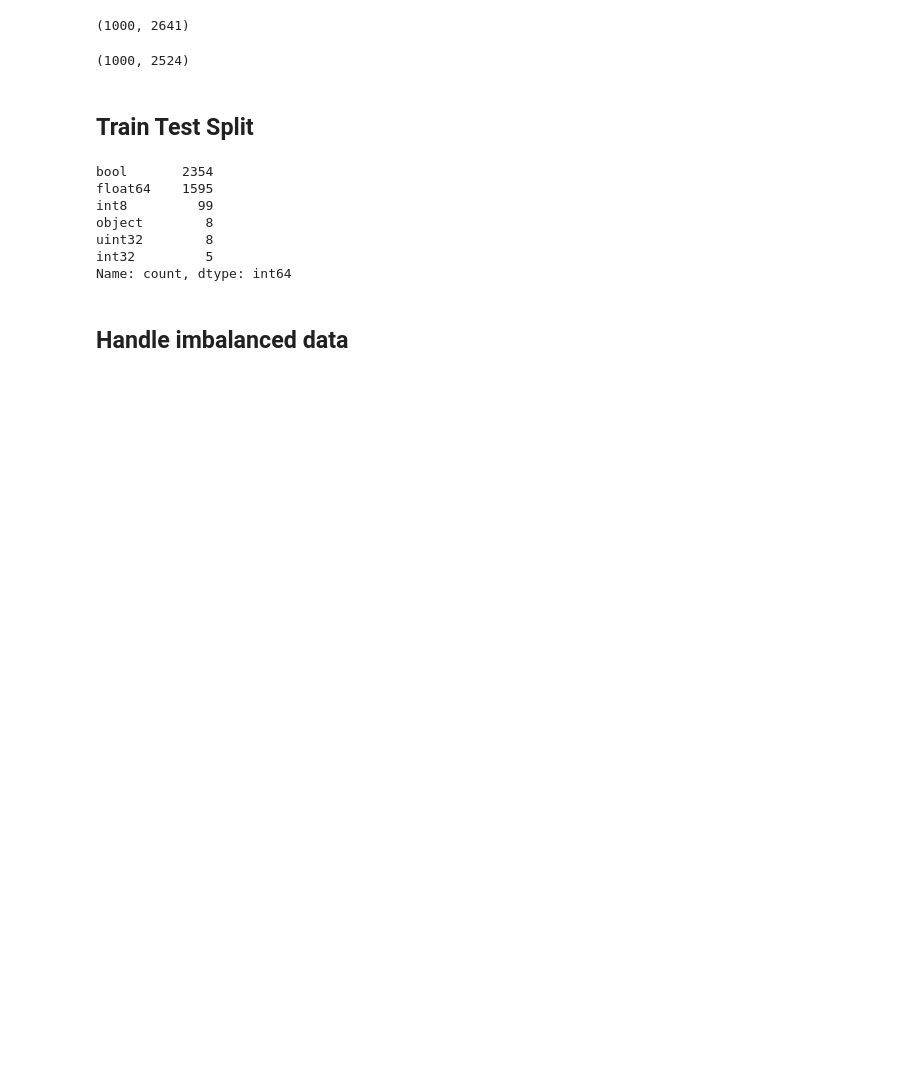
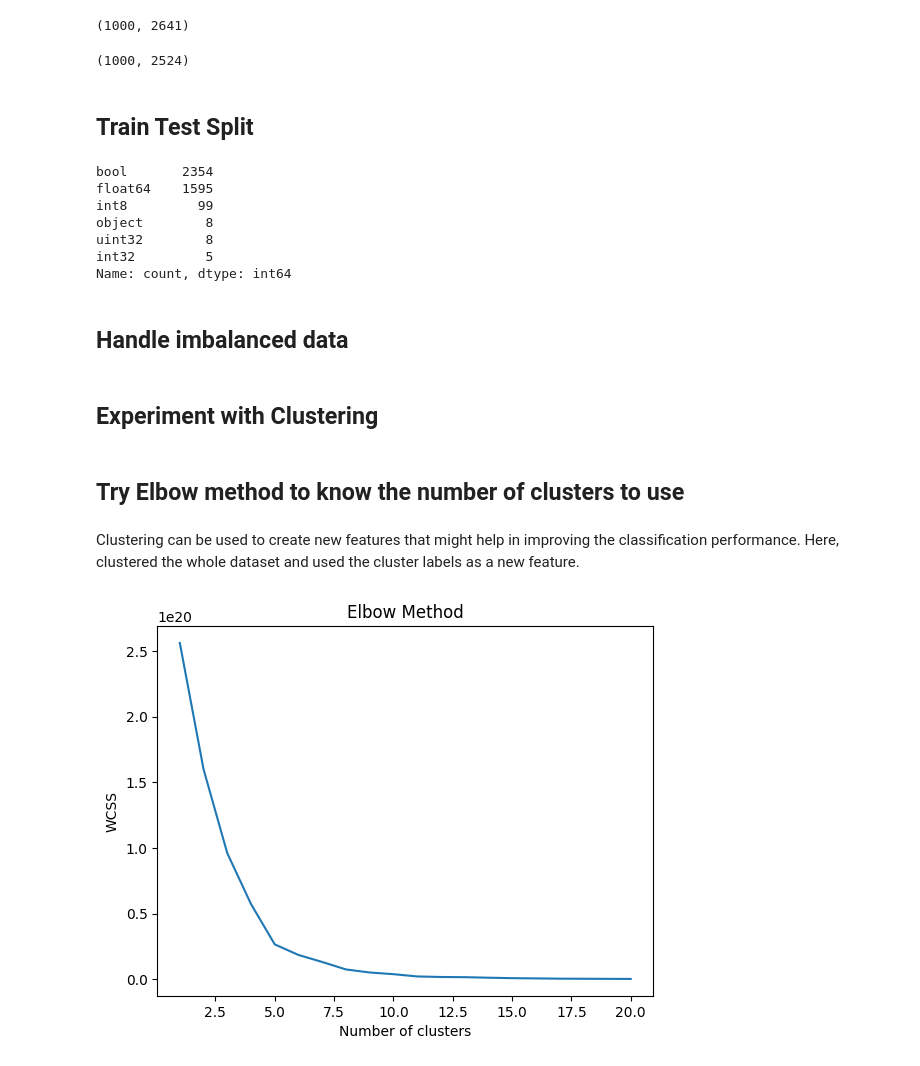
Before and after one commit to DataScienceAndEngineering/machine-learning-dse-i210-final-project-credit-risk, a Jupyter notebook: notebooks/SG_Random_Forest.ipynb, the cells around one changed output. Drawn from its saved outputs; the diff is of its cells as text; code cells hidden in the pictures; blank space fills up the shorter version.

Commit message:
Experiment using Clustering

```diff
--- a/notebooks/SG_Random_Forest.ipynb
+++ b/notebooks/SG_Random_Forest.ipynb
@@ -206,3 +204,39 @@ for col in remain_na_cols:
 # %%
 sm = SMOTE(random_state=28)
 X_train_res, y_train_res = sm.fit_resample(X_train, y_train)
+# %% [markdown]
+## Experiment with Clustering
+# %% [markdown]
+## Try Elbow method to know the number of clusters to use
+# %%
+# Create an imputer object using the mean as replacement
+imputer = SimpleImputer(strategy='mean')
+
+# Impute missing values
+X_imputed = imputer.fit_transform(X)  # Assuming X is your dataset
+
+# Now apply KMeans
+kmeans = KMeans(n_clusters=3, random_state=42)
+kmeans.fit(X_imputed)
+# %% [markdown]
+Clustering can be used to create new features that might help in improving the classification performance. Here, clustered the whole dataset and used the cluster labels as a new feature.
+# %%
+# Create an imputer object using the mean as replacement
+imputer = SimpleImputer(strategy='mean')
+
+# Impute missing values
+X_imputed = imputer.fit_transform(X)
+
+wcss = []
+for i in range(1, 21):
+    kmeans = KMeans(n_clusters=i, random_state=28)
+    kmeans.fit(X)
+    wcss.append(kmeans.inertia_)
+
+plt.plot(range(1, 21), wcss)
+plt.title('Elbow Method')
+plt.xlabel('Number of clusters')
+plt.ylabel('WCSS')
+plt.show()
+# %% [output]
+[figure, added]
```
Also changed, not shown: parts of 17 cells of this notebook.
